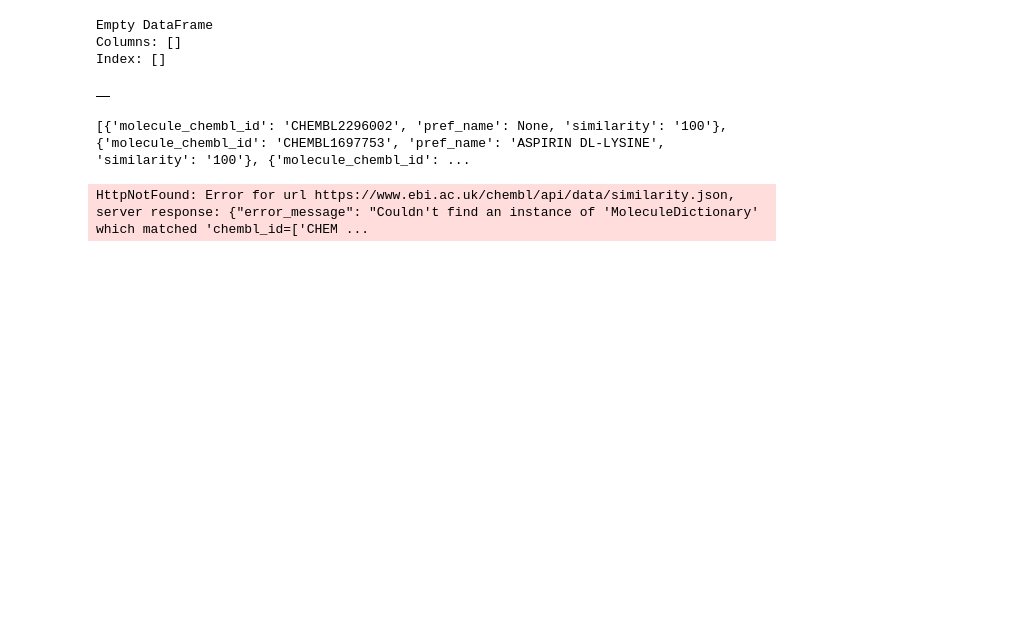
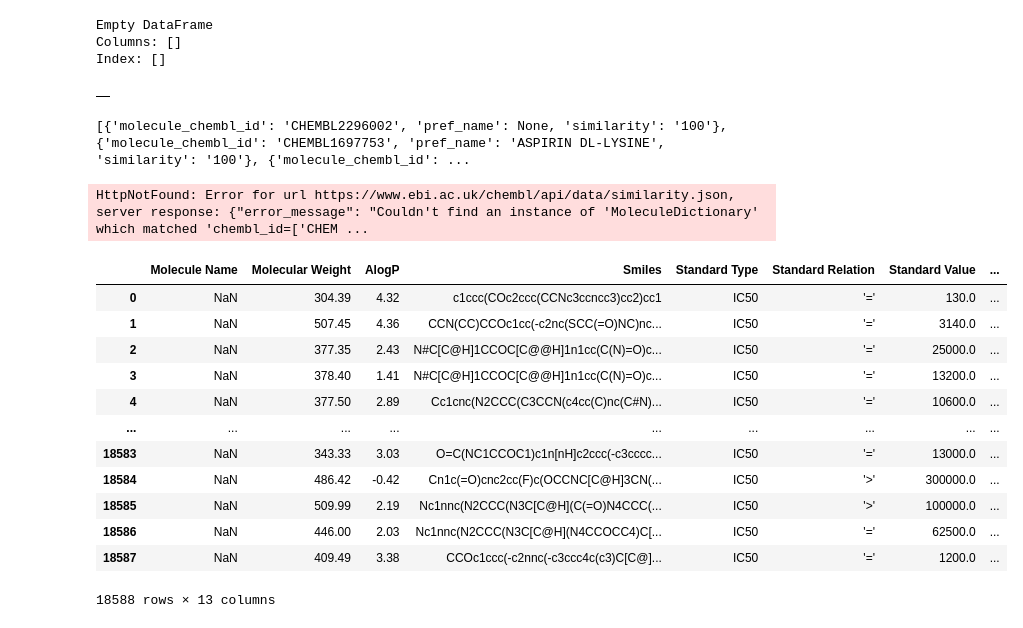
Before and after one commit to FazinHan/QSAR-Project, a Jupyter notebook: dev.ipynb, the cells around one changed output. Cells and saved outputs as stored; diff of their text form; code cells hidden in the pictures; blank space fills up the shorter version.

Commit message:
switch to downloaded dataset for target bioactivity data; next step is test-train split

```diff
--- a/dev.ipynb
+++ b/dev.ipynb
@@ -83,3 +83,27 @@ res = similarity.filter(chembl_id='CHEMBL240', similarity=70).only(['molecule_ch
 res
 # %% [output]
 HttpNotFound: Error for url https://www.ebi.ac.uk/chembl/api/data/similarity.json, server response: {"error_message": "Couldn't find an instance of 'MoleculeDictionary' which matched 'chembl_id=['CHEM ...
+# %%
+import pandas as pd
+
+dataset = pd.read_csv('chembl_herg_data.csv', header=0, on_bad_lines='skip',sep=';')
+
+clean_ds = dataset.loc[:,['Molecule Name',"Molecular Weight","AlogP","Smiles","Standard Type","Standard Relation","Standard Value","Standard Units","pChEMBL Value","Ligand Efficiency BEI","Ligand Efficiency LE","Ligand Efficiency LLE","Ligand Efficiency SEI"]]
+
+# print(dataset.head)
+# dataset
+clean_ds
+# %% [output]
+|  | Molecule Name | Molecular Weight | AlogP | Smiles | Standard Type | Standard Relation | Standard Value | ... |
+| 0 | NaN | 304.39 | 4.32 | c1ccc(COc2ccc(CCNc3ccncc3)cc2)cc1 | IC50 | '=' | 130.0 | ... |
+| 1 | NaN | 507.45 | 4.36 | CCN(CC)CCOc1cc(-c2nc(SCC(=O)NC)nc... | IC50 | '=' | 3140.0 | ... |
+| 2 | NaN | 377.35 | 2.43 | N#C[C@H]1CCOC[C@@H]1n1cc(C(N)=O)c... | IC50 | '=' | 25000.0 | ... |
+| 3 | NaN | 378.40 | 1.41 | N#C[C@H]1CCOC[C@@H]1n1cc(C(N)=O)c... | IC50 | '=' | 13200.0 | ... |
+| 4 | NaN | 377.50 | 2.89 | Cc1cnc(N2CCC(C3CCN(c4cc(C)nc(C#N)... | IC50 | '=' | 10600.0 | ... |
+| ... | ... | ... | ... | ... | ... | ... | ... | ... |
+| 18583 | NaN | 343.33 | 3.03 | O=C(NC1CCOC1)c1n[nH]c2ccc(-c3cccc... | IC50 | '=' | 13000.0 | ... |
+| 18584 | NaN | 486.42 | -0.42 | Cn1c(=O)cnc2cc(F)c(OCCNC[C@H]3CN(... | IC50 | '>' | 300000.0 | ... |
+| 18585 | NaN | 509.99 | 2.19 | Nc1nnc(N2CCC(N3C[C@H](C(=O)N4CCC(... | IC50 | '>' | 100000.0 | ... |
+| 18586 | NaN | 446.00 | 2.03 | Nc1nnc(N2CCC(N3C[C@H](N4CCOCC4)C[... | IC50 | '=' | 62500.0 | ... |
+| 18587 | NaN | 409.49 | 3.38 | CCOc1ccc(-c2nnc(-c3ccc4c(c3)C[C@]... | IC50 | '=' | 1200.0 | ... |
+18588 rows × 13 columns
```
Also changed, not shown: 1 other file.
